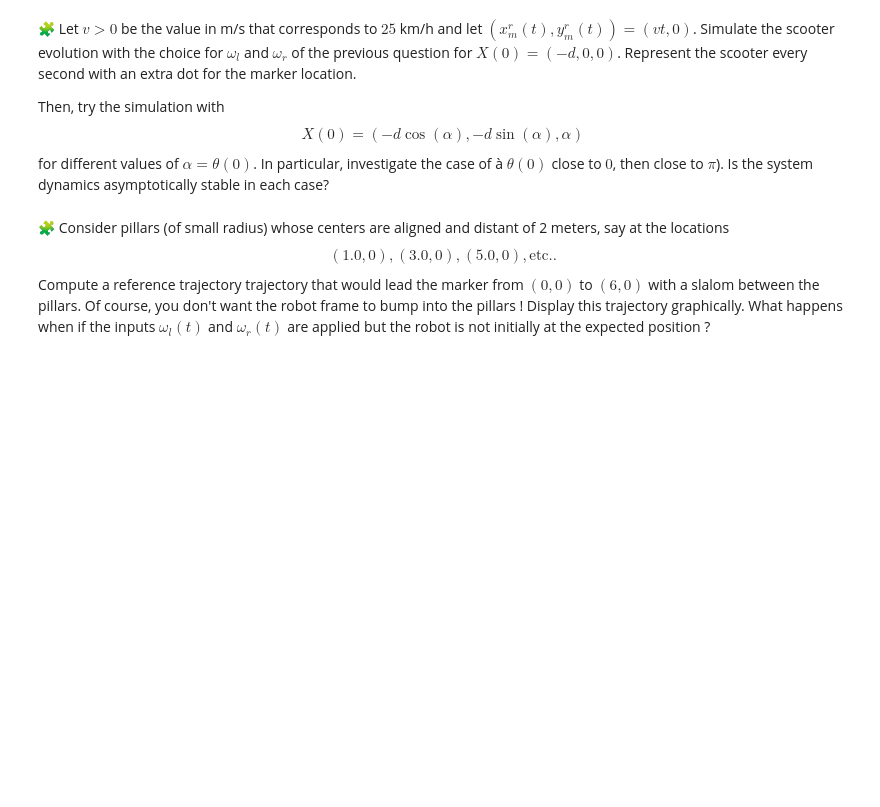
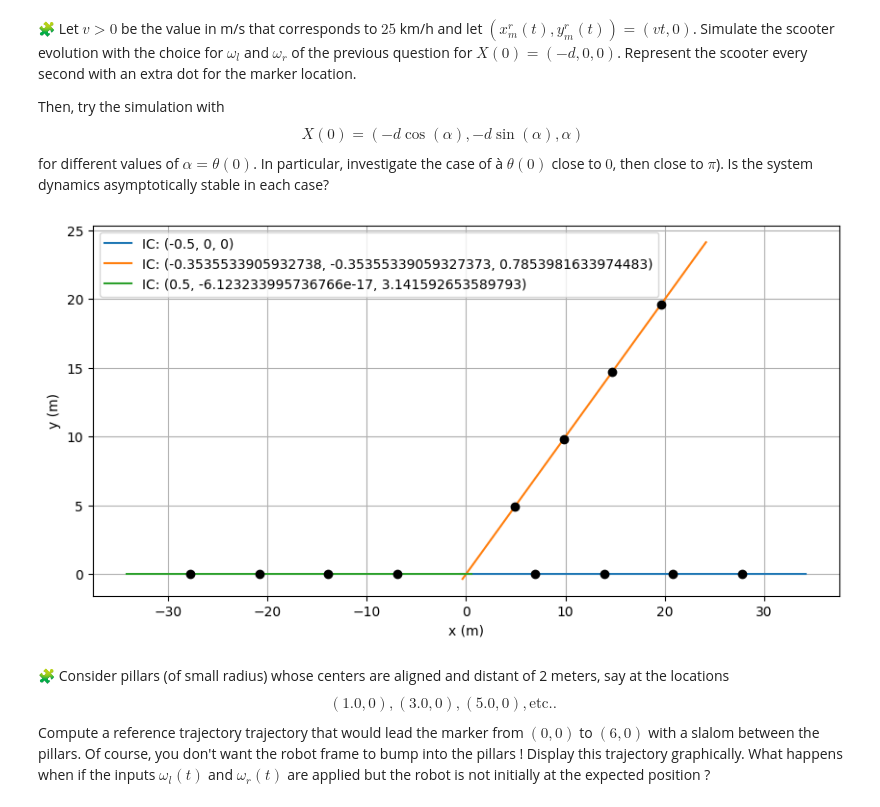
Before and after one commit to ahmedelalaoui142/control-engineering-with-python-project-2023-2024, a Jupyter notebook: NC.ipynb, the cells around one changed output. Cells and saved outputs as stored; diff of their text form; code cells hidden in the pictures; blank space fills up the shorter version.

```diff
--- a/NC.ipynb
+++ b/NC.ipynb
@@ -1040,3 +1122,51 @@ pass
+# %%
+d = 0.5  # m
+r = 0.1  # m (example value)
+l = 0.5  # m (example value)
+dt = 0.01  # time step
+total_time = 5  # seconds
+times = np.arange(0, total_time, dt)
+initial_conditions = [(-d, 0, 0), (-d*np.cos(np.pi/4), -d*np.sin(np.pi/4), np.pi/4), (-d*np.cos(np.pi), -d*np.sin(np.pi), np.pi)]
+
+# Function to compute dynamics
+def scooter_dynamics(X, omega_l, omega_r):
+    x, y, theta = X
+    dot_x = r * np.cos(theta) * (omega_l + omega_r) / 2
+    dot_y = r * np.sin(theta) * (omega_l + omega_r) / 2
+    dot_theta = r / l * (omega_r - omega_l)
+    return np.array([dot_x, dot_y, dot_theta])
+
+# Simulation function
+def simulate_scooter(X0, omega_l, omega_r):
+    trajectory = np.zeros((len(times), 3))
+    X = np.array(X0)
+    for i, t in enumerate(times):
+        trajectory[i] = X
+        X += scooter_dynamics(X, omega_l, omega_r) * dt
+    return trajectory
+
+# Plotting function
+def plot_trajectory(trajectories):
+    plt.figure(figsize=(10, 5))
+    for traj, label in trajectories:
+        plt.plot(traj[:, 0], traj[:, 1], label=label)
+        for t in range(int(1/dt), len(times), int(1/dt)):
+            plt.plot(traj[t, 0] + 0.5*np.cos(traj[t, 2]), traj[t, 1] + 0.5*np.sin(traj[t, 2]), 'ko')  # Marker
+    plt.xlabel('x (m)')
+    plt.ylabel('y (m)')
+    plt.legend()
+    plt.grid(True)
+    plt.show()
+
+# Run simulations
+trajectories = []
+omega_l = omega_r = v / r
+for ic in initial_conditions:
+    traj = simulate_scooter(ic, omega_l, omega_r)
+    trajectories.append((traj, f'IC: {ic}'))
+plot_trajectory(trajectories)
+# %% [output]
+[figure, added]
 # %% [markdown]
 🧩 Consider pillars (of small radius) whose centers are aligned and distant of 2 meters, say at the locations
 $$
```
Also changed, not shown: parts of 10 cells of this notebook.
